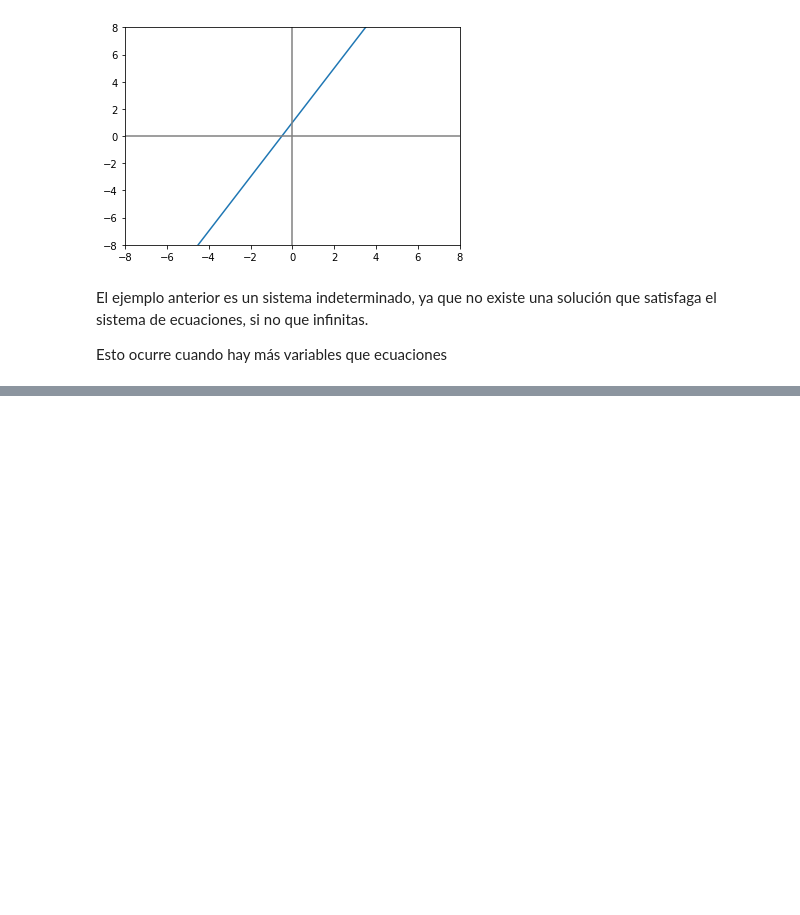
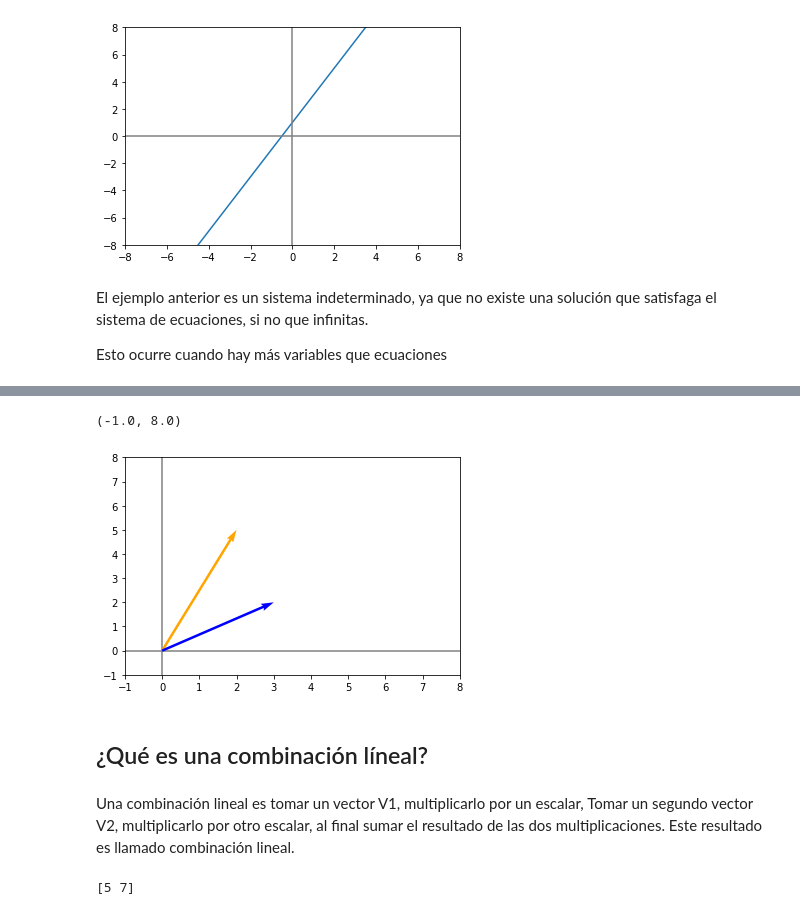
Before and after one commit to francomanca93/fundamentos-algebra-lineal, a Jupyter notebook: 4_Sistema_de_ecuaciones_lineales.ipynb, the cells around one changed output, grey strips where cells are left out. Drawn from its saved outputs; the diff is of its cells as text; code cells hidden in the pictures; blank space fills up the shorter version.

Commit message:
Qué es una combinación líneal.

```diff
--- a/4_Sistema_de_ecuaciones_lineales.ipynb
+++ b/4_Sistema_de_ecuaciones_lineales.ipynb
@@ -100,0 +107,3 @@ Esto ocurre cuando hay más variables que ecuaciones
+# %%
+v1 = np.array([2, 5])
+v2 = np.array([3, 2])
@@ -100,0 +137,11 @@ Esto ocurre cuando hay más variables que ecuaciones
+# %%
+graficar_vectores([v1, v2], ['orange', 'blue'])
+plt.xlim(-1, 8)
+plt.ylim(-1, 8)
+# %% [output]
+(-1.0, 8.0)
+[figure, added]
+# %% [markdown]
+## ¿Qué es una combinación líneal?
+# %% [markdown]
+Una combinación lineal es tomar un vector V1, multiplicarlo por un escalar, Tomar un segundo vector V2, multiplicarlo por otro escalar, al final sumar el resultado de las dos multiplicaciones. Este resultado es llamado combinación lineal.
@@ -100,0 +157,5 @@ Esto ocurre cuando hay más variables que ecuaciones
+# %%
+v1v2 = v1 + v2
+print(v1v2)
+# %% [output]
+[5 7]
```
Also changed, not shown: parts of 15 cells of this notebook.
